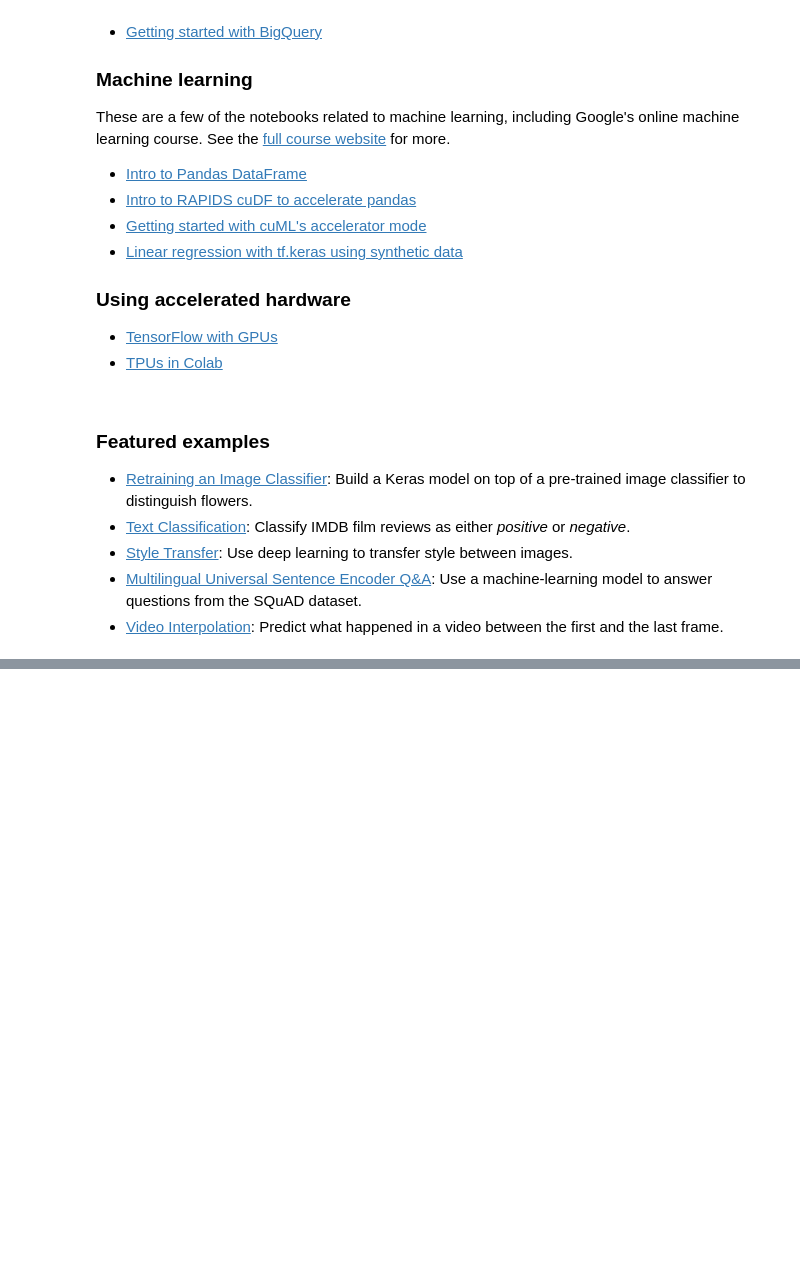
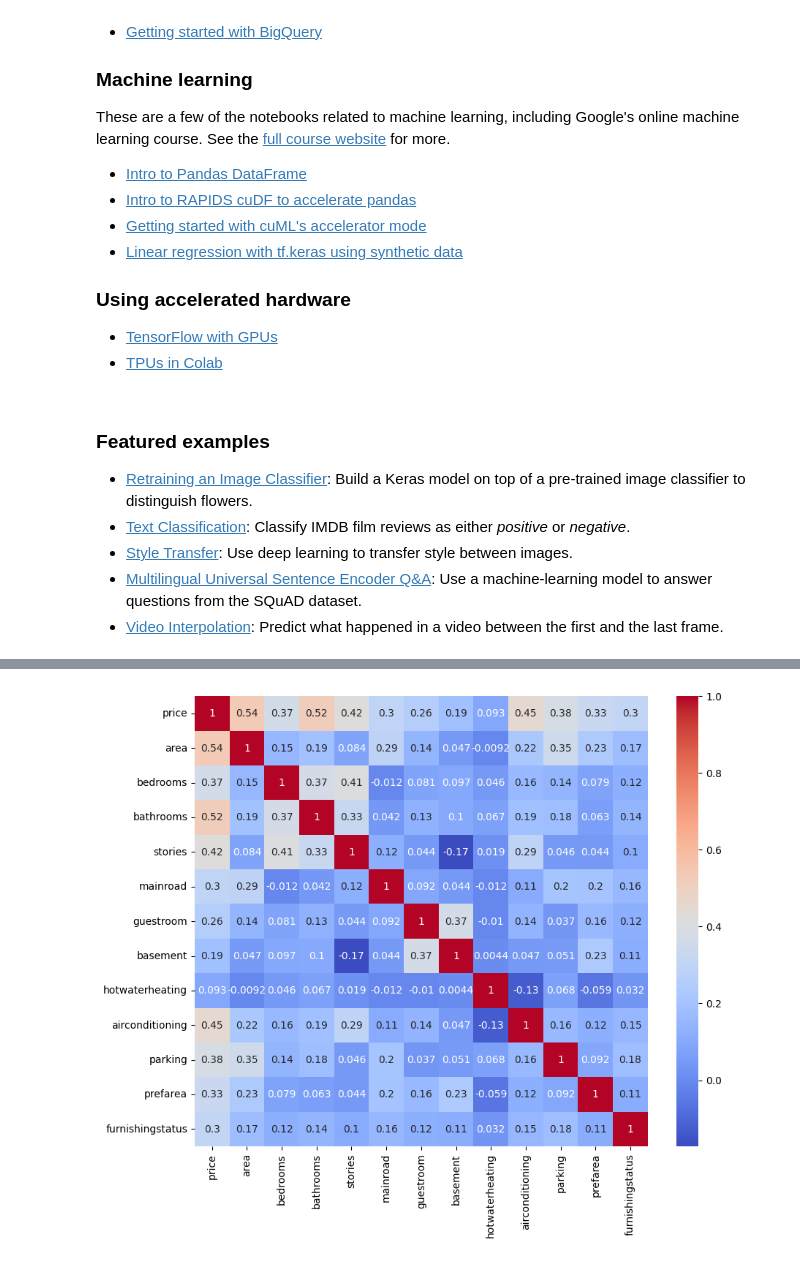
Before and after one commit to srikanth708686-ai/data, a Jupyter notebook: Welcome_to_Colab.ipynb, the cells around one changed output, grey strips where cells are left out. Saved outputs shown, nothing was run; the diff lists cells and outputs as text; code cells hidden in the pictures; blank space fills up the shorter version.

```diff
--- a/Welcome_to_Colab.ipynb
+++ b/Welcome_to_Colab.ipynb
@@ -240,0 +283,11 @@ y = data["target_class"]
+# %%
+columns_to_transform = ['mainroad', 'guestroom', 'basement','hotwaterheating','airconditioning','prefarea']
+df[columns_to_transform] = df[columns_to_transform].replace({'yes': 1, 'no': 0})
+
+df['furnishingstatus'] = df['furnishingstatus'].replace({'unfurnished': 0, 'semi-furnished': 1, 'furnished': 2})
+# %%
+from sklearn.preprocessing import StandardScaler
+
+scaler = StandardScaler()
+sc = ['price', 'area']
+df[sc] = scaler.fit_transform(df[sc])
@@ -240,0 +326,8 @@ y = data["target_class"]
+# %%
+corr_matrix = df.corr()
+# %%
+plt.figure(figsize=(10,8))
+sns.heatmap(corr_matrix, annot=True, cmap="coolwarm")
+plt.show()
+# %% [output]
+[figure, added]
```
Also changed, not shown: parts of 29 cells of this notebook.
